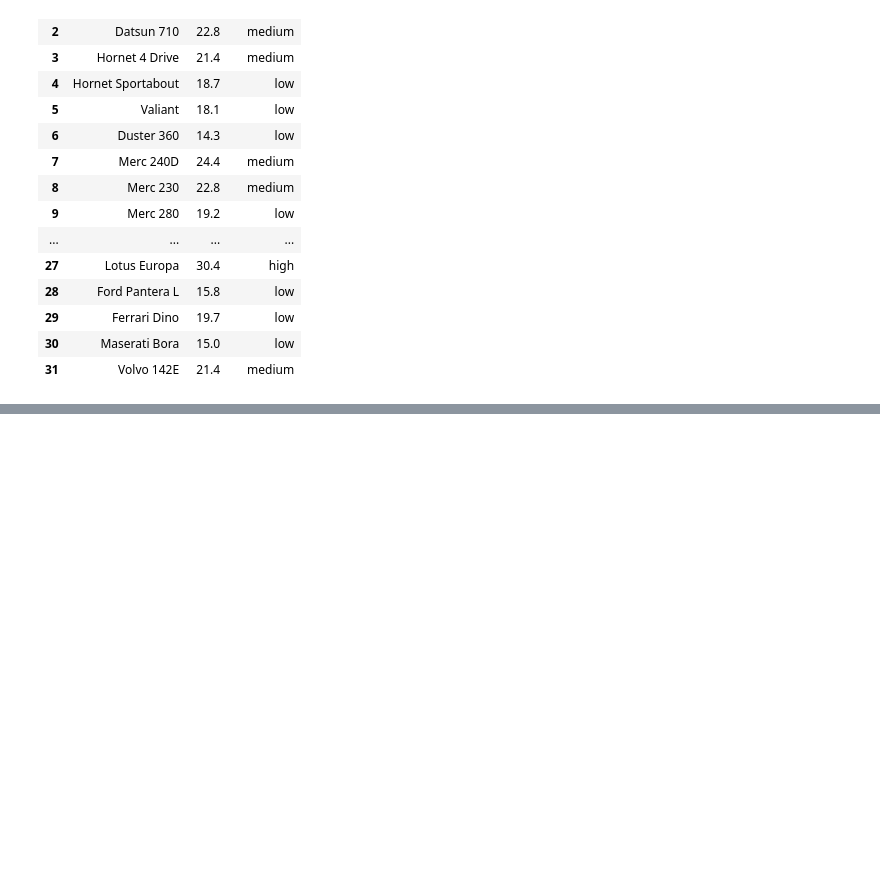
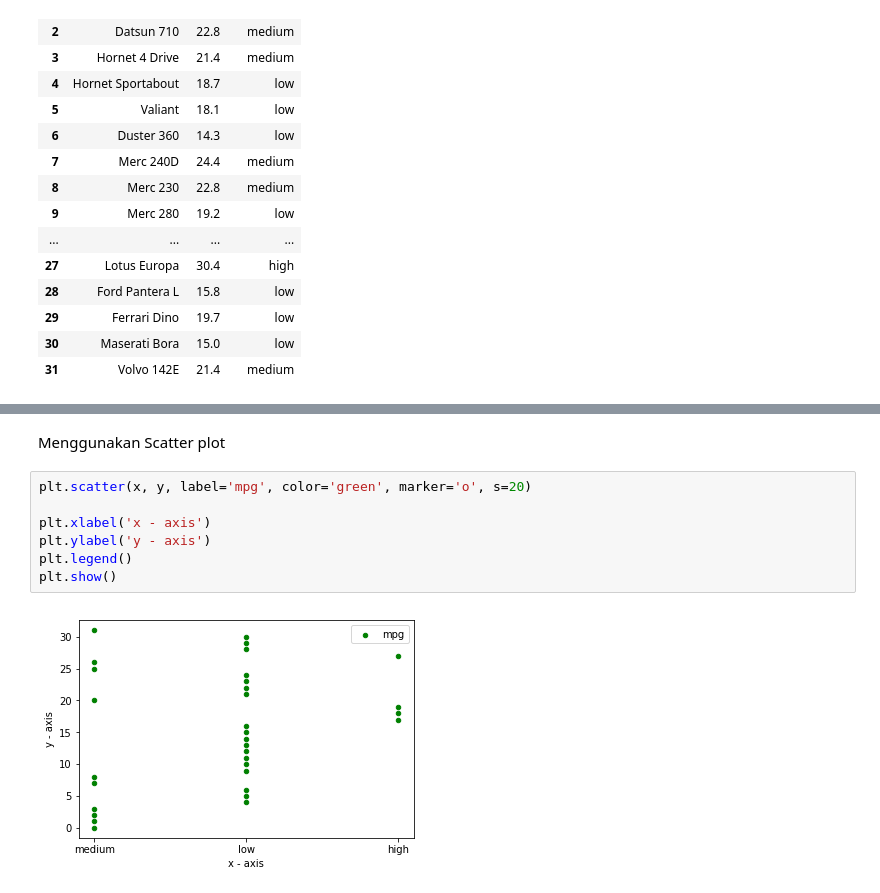
Before and after one commit to dimasn130397/Data_Analyst, a Jupyter notebook: Test_Data_Analys_2.ipynb, the cells around one changed output, grey strips where cells are left out. Drawn from its saved outputs; the diff is of its cells as text; blank space fills up the shorter version.

```diff
--- a/Test_Data_Analys_2.ipynb
+++ b/Test_Data_Analys_2.ipynb
@@ -102,0 +118,11 @@ my_data
+# %% [markdown]
+Menggunakan Scatter plot
+# %%
+plt.scatter(x, y, label='mpg', color='green', marker='o', s=20)
+
+plt.xlabel('x - axis')
+plt.ylabel('y - axis')
+plt.legend()
+plt.show()
+# %% [output]
+[figure, added]
```
Also changed, not shown: parts of 10 cells of this notebook.
